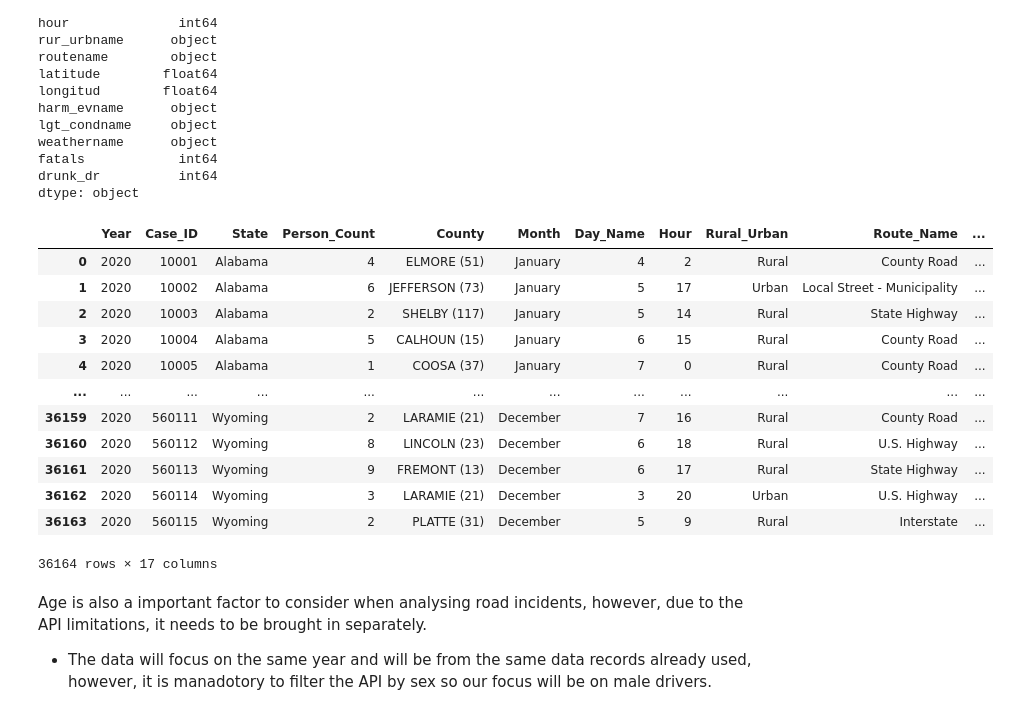
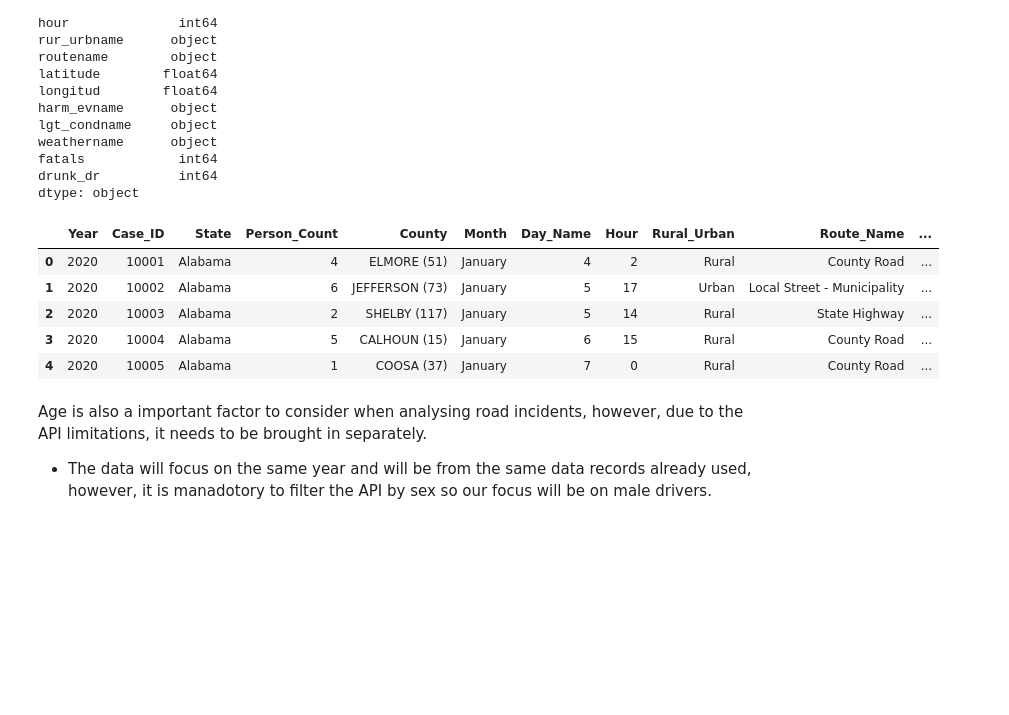
Before and after one commit to lishanisrikaran/project-1, a Jupyter notebook: road_fatalities - main.ipynb, the cells around one changed output. Cells and saved outputs as stored; diff of their text form; code cells hidden in the pictures; blank space fills up the shorter version.

Commit message:
road_fatalities - clean up process update

```diff
--- a/road_fatalities - main.ipynb
+++ b/road_fatalities - main.ipynb
@@ -77,25 +64,18 @@ dtype: object
 # %%
 # Renaming the columns in Cleaned_df to be self-explanatory.
 Cleaned_df = Cleaned_df.rename(columns={"caseyear":"Year", "st_case": "Case_ID","statename":"State","persons": "Person_Count",
                                                  "countyname":"County", "monthname": "Month", "day_week":"Day_Name",
                                                  "hour":"Hour", "rur_urbname": "Rural_Urban", "routename":"Route_Name",
                                                  "latitude": "Latitude", "longitud":"Longitude", "harm_evname": "Harm_Event",
                                                  "lgt_condname":"Visability", "weathername":"Weather_Condition", "fatals":"Fatality_Count", "drunk_dr":"Drunk_Driver_Count"})
-Cleaned_df
+Cleaned_df.head()
 # %% [output]
 |  | Year | Case_ID | State | Person_Count | County | Month | Day_Name | Hour | Rural_Urban | Route_Name | ... |
 | 0 | 2020 | 10001 | Alabama | 4 | ELMORE (51) | January | 4 | 2 | Rural | County Road | ... |
 | 1 | 2020 | 10002 | Alabama | 6 | JEFFERSON (73) | January | 5 | 17 | Urban | Local Street - Municipality | ... |
 | 2 | 2020 | 10003 | Alabama | 2 | SHELBY (117) | January | 5 | 14 | Rural | State Highway | ... |
 | 3 | 2020 | 10004 | Alabama | 5 | CALHOUN (15) | January | 6 | 15 | Rural | County Road | ... |
 | 4 | 2020 | 10005 | Alabama | 1 | COOSA (37) | January | 7 | 0 | Rural | County Road | ... |
-| ... | ... | ... | ... | ... | ... | ... | ... | ... | ... | ... | ... |
-| 36159 | 2020 | 560111 | Wyoming | 2 | LARAMIE (21) | December | 7 | 16 | Rural | County Road | ... |
-| 36160 | 2020 | 560112 | Wyoming | 8 | LINCOLN (23) | December | 6 | 18 | Rural | U.S. Highway | ... |
-| 36161 | 2020 | 560113 | Wyoming | 9 | FREMONT (13) | December | 6 | 17 | Rural | State Highway | ... |
-| 36162 | 2020 | 560114 | Wyoming | 3 | LARAMIE (21) | December | 3 | 20 | Urban | U.S. Highway | ... |
-| 36163 | 2020 | 560115 | Wyoming | 2 | PLATTE (31) | December | 5 | 9 | Rural | Interstate | ... |
-36164 rows × 17 columns
 # %% [markdown]
 Age is also a important factor to consider when analysing road incidents, however, due to the API limitations, it needs to be brought in separately.
 - The data will focus on the same year and will be from the same data records already used, however, it is manadotory to filter the API by sex so our focus will be on male drivers.
```
Also changed, not shown: parts of 3 cells of this notebook, 4 other files.
